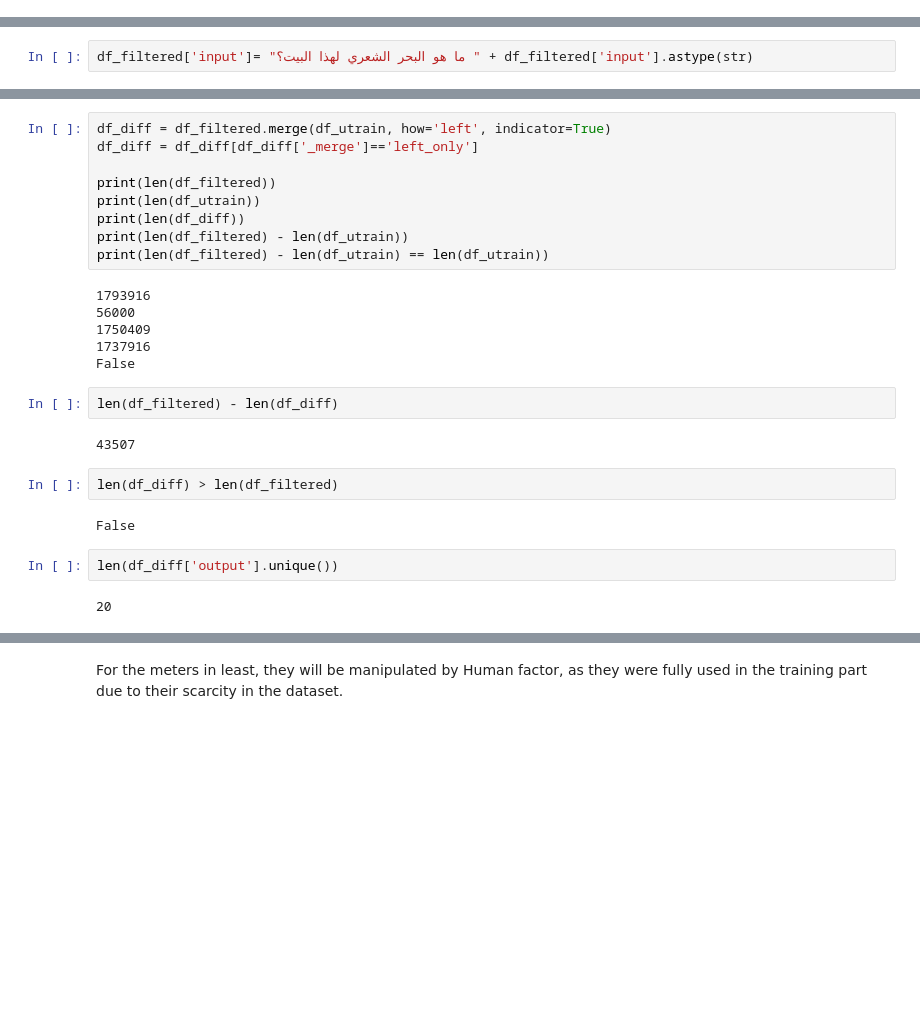
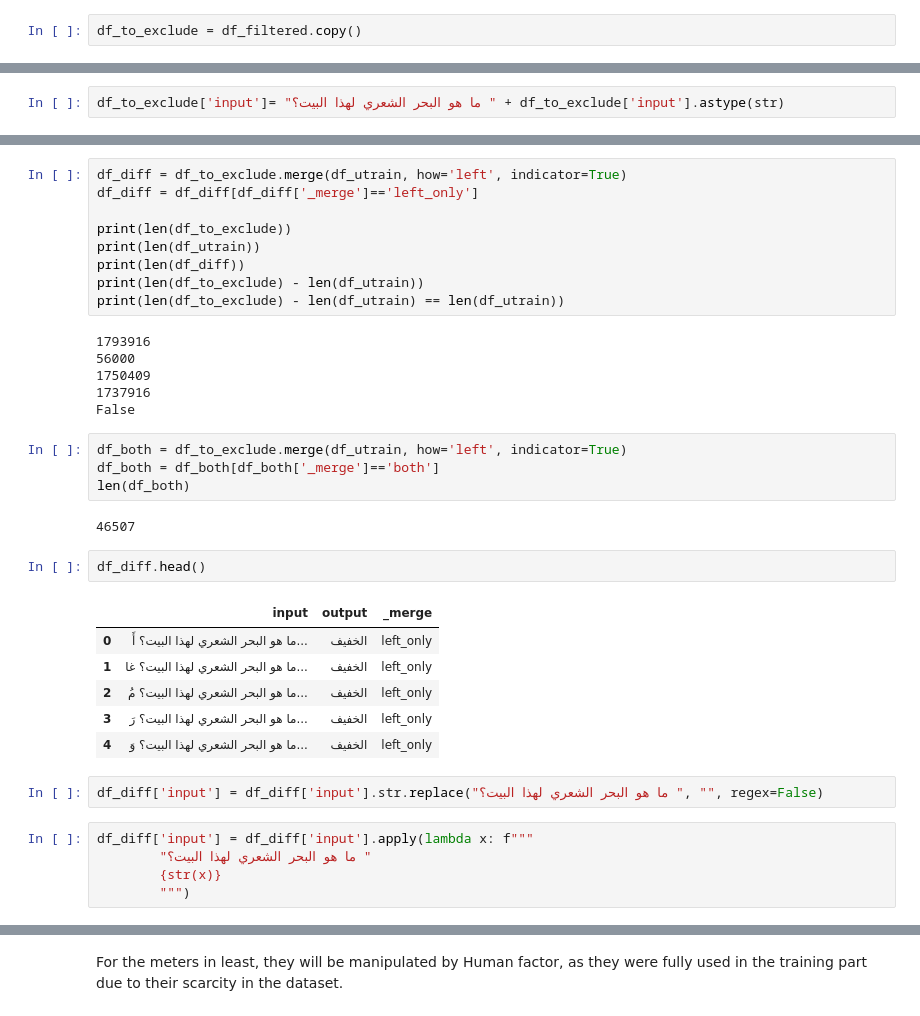
Before and after one commit to AbdulRahmanBenatia/Allam-Challenge, a Jupyter notebook: preprocess.ipynb, the cells around one changed output, grey strips where cells are left out. Saved outputs shown, nothing was run; the diff lists cells and outputs as text; blank space fills up the shorter version.

```diff
--- a/preprocess.ipynb
+++ b/preprocess.ipynb
@@ -721,3 +631,5 @@ df_filtered.head()
 | 2 | مُرسل المُصطَفى البَشير إِلَينا ر... | الخفيف |
 | 3 | رَبَنا رَبّنا إِلَيكَ أَنينا فَأَ... | الخفيف |
 | 4 | وَاكفِنا شَرّ ما نَخاف بِلُطفٍ يا... | الخفيف |
+# %%
+df_to_exclude = df_filtered.copy()
@@ -724,3 +638,3 @@ df_filtered.head()
 # %%
-df_filtered['input']= "ما هو البحر الشعري لهذا البيت؟ " + df_filtered['input'].astype(str)
+df_to_exclude['input']= "ما هو البحر الشعري لهذا البيت؟ " + df_to_exclude['input'].astype(str)
 # %%
@@ -737,29 +666,39 @@ len("ما هو البحر الشعري لهذا البيت؟ " )
 # %% [output]
 31
 # %%
-df_diff = df_filtered.merge(df_utrain, how='left', indicator=True)
+df_diff = df_to_exclude.merge(df_utrain, how='left', indicator=True)
 df_diff = df_diff[df_diff['_merge']=='left_only']
 
-print(len(df_filtered))
+print(len(df_to_exclude))
 print(len(df_utrain))
 print(len(df_diff))
-print(len(df_filtered) - len(df_utrain))
-print(len(df_filtered) - len(df_utrain) == len(df_utrain))
+print(len(df_to_exclude) - len(df_utrain))
+print(len(df_to_exclude) - len(df_utrain) == len(df_utrain))
 # %% [output]
 1793916
 56000
 1750409
 1737916
 False
-# %%
-len(df_filtered) - len(df_diff)
-# %% [output]
-43507
-# %%
-len(df_diff) > len(df_filtered)
-# %% [output]
-False
-# %%
-len(df_diff['output'].unique())
-# %% [output]
-20
+# %%
+df_both = df_to_exclude.merge(df_utrain, how='left', indicator=True)
+df_both = df_both[df_both['_merge']=='both']
+len(df_both)
+# %% [output]
+46507
+# %%
+df_diff.head()
+# %% [output]
+|  | input | output | _merge |
+| 0 | ما هو البحر الشعري لهذا البيت؟ أَ... | الخفيف | left_only |
+| 1 | ما هو البحر الشعري لهذا البيت؟ غا... | الخفيف | left_only |
+| 2 | ما هو البحر الشعري لهذا البيت؟ مُ... | الخفيف | left_only |
+| 3 | ما هو البحر الشعري لهذا البيت؟ رَ... | الخفيف | left_only |
+| 4 | ما هو البحر الشعري لهذا البيت؟ وَ... | الخفيف | left_only |
+# %%
+df_diff['input'] = df_diff['input'].str.replace("ما هو البحر الشعري لهذا البيت؟ ", "", regex=False)
+# %%
+df_diff['input'] = df_diff['input'].apply(lambda x: f"""
+        "ما هو البحر الشعري لهذا البيت؟ "
+        {str(x)}
+        """)
```
Also changed, not shown: parts of 33 cells of this notebook, 19 other files.
